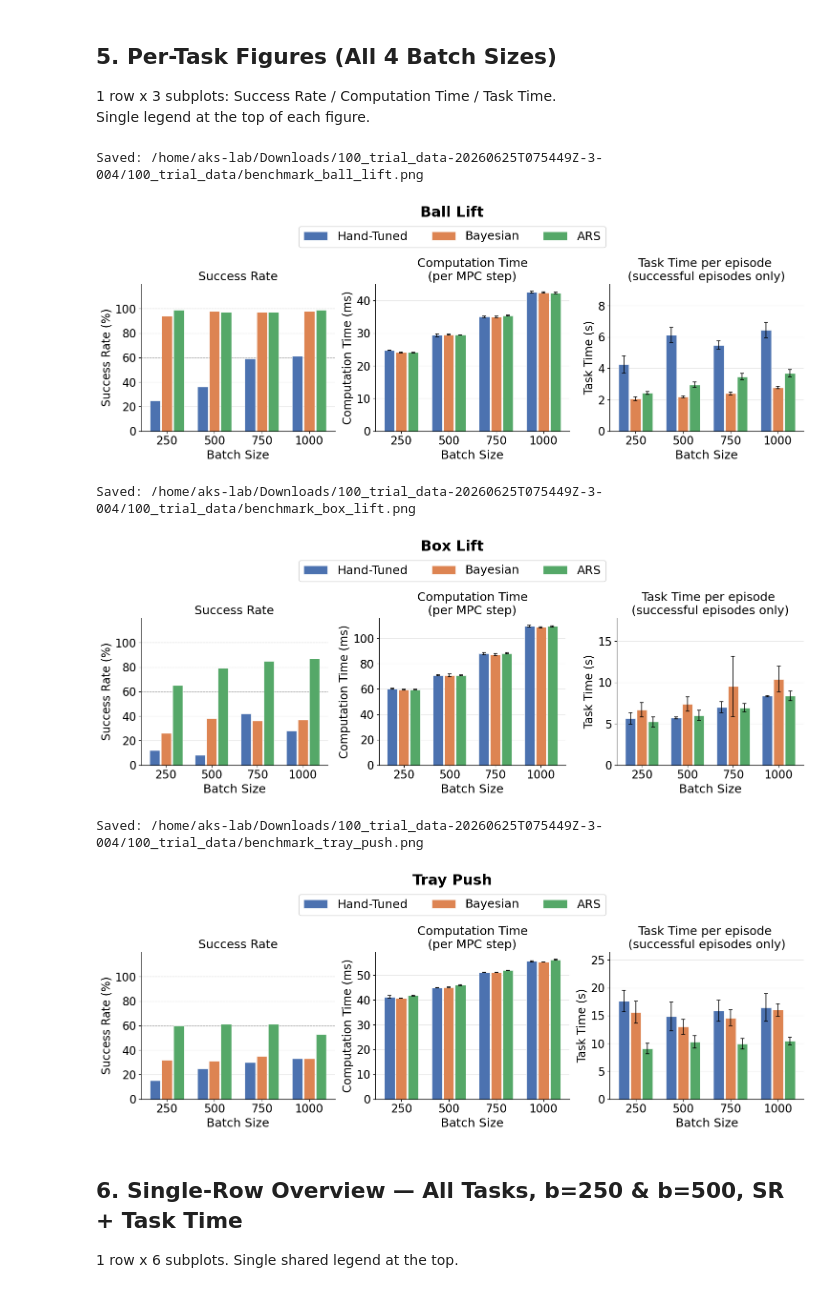
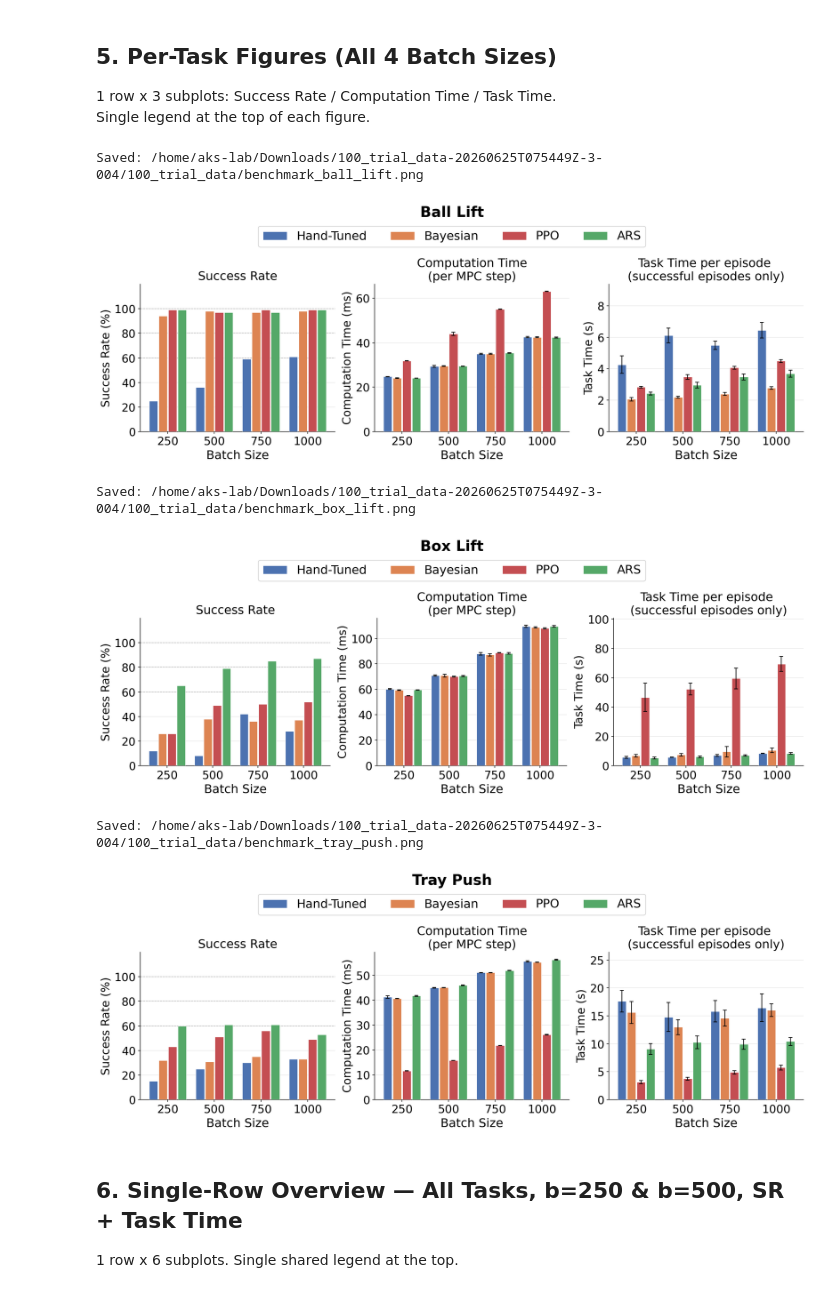
Before and after one commit to alinjar1996/ARS_data_plot, a Jupyter notebook: benchmark_stat_batch.ipynb, the cells around one changed output. Cells and saved outputs as stored; diff of their text form; code cells hidden in the pictures.

```diff
--- a/benchmark_stat_batch.ipynb
+++ b/benchmark_stat_batch.ipynb
@@ -29,6 +46,7 @@ import re
 METHOD_TOKENS = {
     'Hand-Tuned': 'handtuned',
     'Bayesian': 'bayesian',
+    'PPO': 'ppo',
     'ARS': 'policy',
 }
 
@@ -38,7 +56,20 @@ TASK_ROOTS = {
     'Tray Push': ['eval_sweep_100_tray_push_8'],
 }
 
-METHOD_COLORS = {'Hand-Tuned': '#4C72B0', 'Bayesian': '#DD8452', 'ARS': '#55A868'}
+# PPO checkpoint IDs requested for comparison: Ball 4951, Box 5005, Tray Push 5307.
+# Use the best evaluation/validation checkpoint variant for each task.
+PPO_PATTERNS = {
+    'Ball Lift': 'ppo_results/Ball_lift/ppo4951_best_eval/**/*.npz',
+    'Box Lift': 'ppo_results/Box_lift/ppo5005besteval_batch*/*.npz',
+    'Tray Push': 'ppo_results/Tray_push/ppo5307_best_val_batch*/*.npz',
+}
+
+METHOD_COLORS = {
+    'Hand-Tuned': '#4C72B0',
+    'Bayesian': '#DD8452',
+    'ARS': '#55A868',
+    'PPO': '#C44E52',
+}
 
 
 def _success_rate(npz_path):
@@ -80,6 +111,16 @@ for task_name, roots in TASK_ROOTS.items():
             task_cfg['candidates'][method].setdefault(batch, []).append(_rel_to_base(f_abs))
             all_batches_found.add(batch)
 
+    # PPO filenames are not consistent across tasks, so use the explicit selected pattern.
+    for f_abs in glob.glob(str(BASE / PPO_PATTERNS[task_name]), recursive=True):
+        fname_l = Path(f_abs).name.lower()
+        bmatch = re.search(r'batch(\d+)', fname_l)
+        if bmatch is None:
+            continue
+        batch = int(bmatch.group(1))
+        task_cfg['candidates']['PPO'].setdefault(batch, []).append(_rel_to_base(f_abs))
+        all_batches_found.add(batch)
+
     # Select best candidate (highest success rate) for each method/batch.
     for method in METHOD_TOKENS:
         for batch, cand_rel in task_cfg['candidates'][method].items():
@@ -276,7 +321,10 @@ def comp_time_stats(step_time_arr):
     for ep in step_time_arr:
         arr = np.asarray(ep, dtype=float)
         if len(arr) > 1:
-            ep_means.append(arr[1:].mean())
+            valid = arr[1:]
+            valid = valid[np.isfinite(valid) & (valid > 0)]
+            if valid.size:
+                ep_means.append(valid.mean())
     if ep_means:
         return float(np.mean(ep_means)), float(np.std(ep_means))
     return float('nan'), float('nan')
@@ -318,7 +366,7 @@ for task_name, task_cfg in DOC_FILES.items():
                 # success rate: all episodes
                 sr = float(succ.mean())
 
-                # task time: skip episode 0, successful episodes only
+                # episode wall time: total_time, skip episode 0, successful episodes only
                 succ_no0  = succ[1:]
                 ttime_no0 = ttime[1:]
                 mask_no0  = succ_no0 == 1
@@ -379,8 +427,8 @@ for task_name, task_cfg in DOC_FILES.items():
 1 row x 3 subplots: Success Rate / Computation Time / Task Time.
 Single legend at the top of each figure.
 # %%
-BAR_W = 0.22
-GAP   = 0.03
+BAR_W = 0.18
+GAP   = 0.025
 
 def annotate(ax, bar, label, y_extra=0, fontsize=11, bold=False):
     x  = bar.get_x() + bar.get_width() / 2
@@ -392,7 +440,7 @@ def annotate(ax, bar, label, y_extra=0, fontsize=11, bold=False):
 
 
 def plot_task(task_name, task_data, batch_sizes, save_path=None):
-    methods = list(task_data.keys())   # always Hand-Tuned, Bayesian, ARS
+    methods = list(task_data.keys())   # Hand-Tuned, Bayesian, PPO, ARS
     n_m     = len(methods)
     offsets = [(i - (n_m - 1) / 2) * (BAR_W + GAP) for i in range(n_m)]
     x_base  = np.arange(len(batch_sizes))
@@ -420,7 +468,7 @@ def plot_task(task_name, task_data, batch_sizes, save_path=None):
                   linewidth=0.5, zorder=3,
                   yerr=ct_s, capsize=3, error_kw={'elinewidth': 1.1, 'capthick': 1.1})
 
-        # task time (ep0 excluded)
+        # episode wall time from total_time (ep0 excluded)
         for i, (v, s, n) in enumerate(zip(tt_m, tt_s, ns)):
             xi = x[i]
             if np.isnan(v) or n == 0:
@@ -453,39 +501,40 @@ def plot_task(task_name, task_data, batch_sizes, save_path=None):
     ax_tt.set_title('Task Time per episode \n(successful episodes only)', fontsize=18)
     ax_tt.set_ylabel('Task Time (s)', fontsize=17)
     all_tt = [task_data[m][b]['task_time_mean'] for m in methods for b in batch_sizes
               if not np.isnan(task_data[m][b]['task_time_mean'])]
     all_ts = [task_data[m][b]['task_time_std']  for m in methods for b in batch_sizes
               if not np.isnan(task_data[m][b]['task_time_std'])]
     if all_tt:
         raw_top = max(m + s for m, s in zip(all_tt, all_ts))
         ax_tt.set_ylim(0, min(raw_top * 1.35, max(all_tt) * 2.5))
 
     # single legend at top centre
     fig.legend(legend_handles, methods,
                loc='upper center', ncol=n_m, fontsize=18,
                bbox_to_anchor=(0.5, 1.04), frameon=True, framealpha=0.9)
     fig.suptitle(task_name, fontsize=22, fontweight='bold', y=1.10)
     plt.tight_layout()
     if save_path:
         plt.savefig(save_path, dpi=150, bbox_inches='tight')
         print(f'Saved: {save_path}')
-    plt.show()
+        display(Image(filename=str(save_path)))
+    plt.close(fig)
 
 
 TASK_ORDER = ['Ball Lift', 'Box Lift', 'Tray Push']
 task_names = [t for t in TASK_ORDER if t in data_all]
 
 for task_name in task_names:
     safe = task_name.lower().replace(' ', '_')
     plot_task(task_name, data_all[task_name], ALL_BATCHES,
               save_path=BASE / f'benchmark_{safe}.png')
 # %% [output]
 Saved: /home/aks-lab/Downloads/100_trial_data-20260625T075449Z-3-004/100_trial_data/benchmark_ball_lift.png
-[figure, old version]
+[figure, new version]
 Saved: /home/aks-lab/Downloads/100_trial_data-20260625T075449Z-3-004/100_trial_data/benchmark_box_lift.png
-[figure, old version]
+[figure, new version]
 Saved: /home/aks-lab/Downloads/100_trial_data-20260625T075449Z-3-004/100_trial_data/benchmark_tray_push.png
-[figure, old version]
+[figure, new version]
 # %% [markdown]
 ## 6. Single-Row Overview — All Tasks, b=250 & b=500, SR + Task Time
 
```
Also changed, not shown: parts of 9 cells of this notebook, 5 other files.
